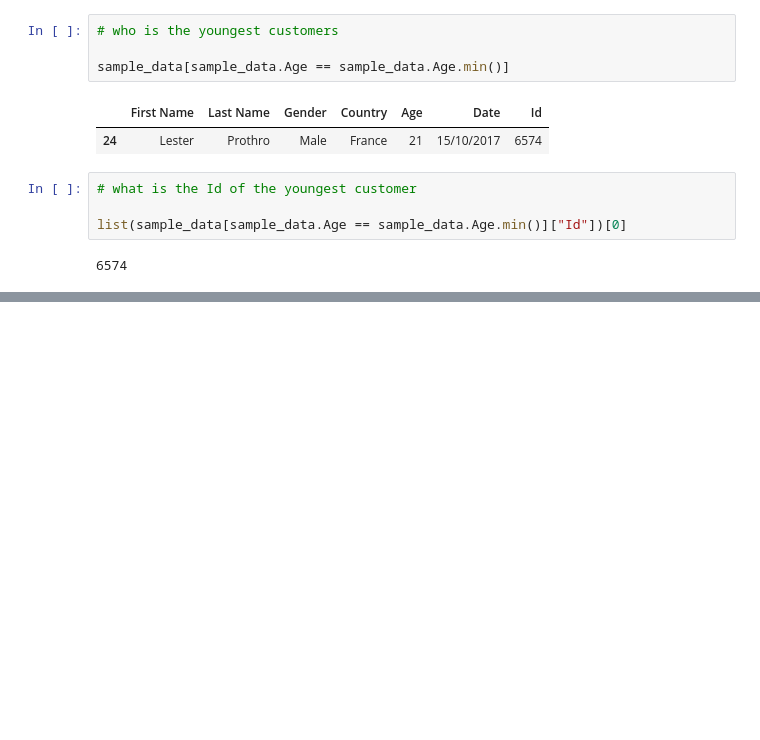
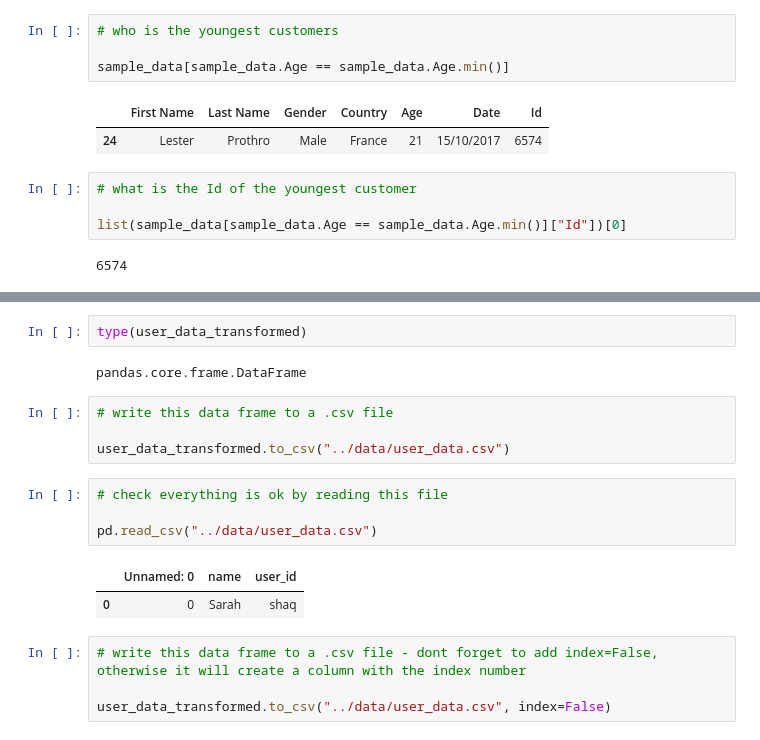
Before and after one commit to shaq31415926/python_tech_basics, a Jupyter notebook: tech_basics_two/10Lecture/notebooks/streamB-read-and-write-data.ipynb, the cells around one changed output, grey strips where cells are left out. Drawn from its saved outputs; the diff is of its cells as text; blank space fills up the shorter version.

```diff
--- a/tech_basics_two/10Lecture/notebooks/streamB-read-and-write-data.ipynb
+++ b/tech_basics_two/10Lecture/notebooks/streamB-read-and-write-data.ipynb
@@ -188,0 +214,19 @@ list(sample_data[sample_data.Age == sample_data.Age.min()]["Id"])[0]
+# %%
+type(user_data_transformed)
+# %% [output]
+pandas.core.frame.DataFrame
+# %%
+# write this data frame to a .csv file
+
+user_data_transformed.to_csv("../data/user_data.csv")
+# %%
+# check everything is ok by reading this file
+
+pd.read_csv("../data/user_data.csv")
+# %% [output]
+|  | Unnamed: 0 | name | user_id |
+| 0 | 0 | Sarah | shaq |
+# %%
+# write this data frame to a .csv file - dont forget to add index=False, otherwise it will create a column with the index number
+
+user_data_transformed.to_csv("../data/user_data.csv", index=False)
```
Also changed, not shown: parts of 23 cells of this notebook.
